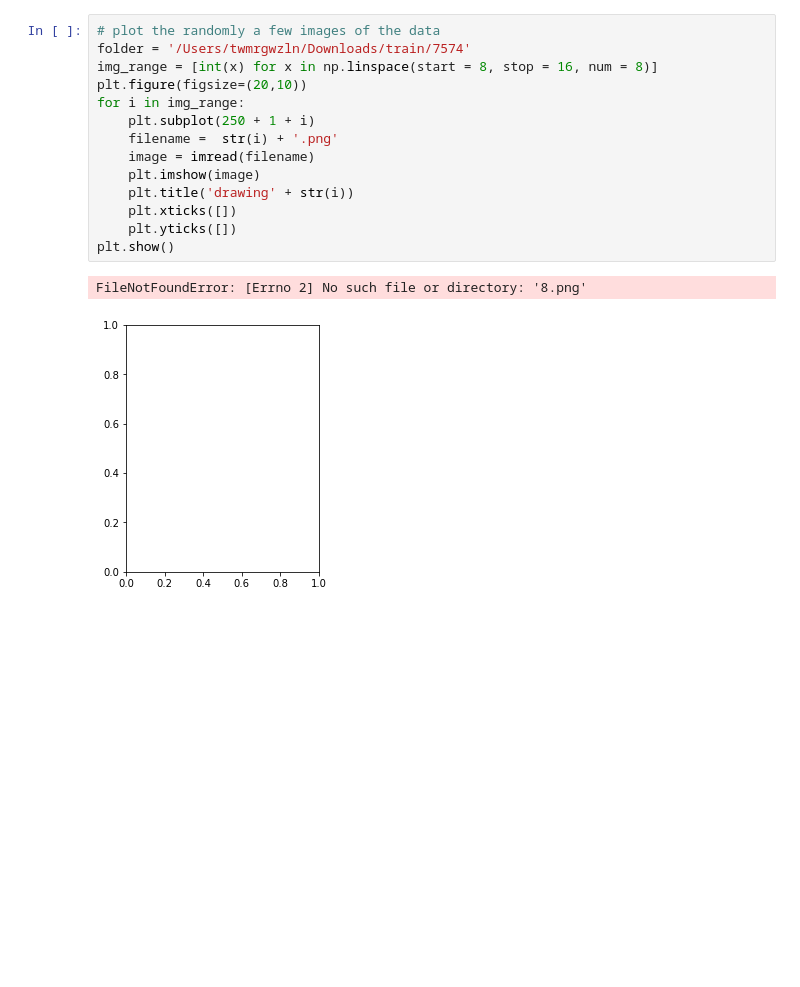
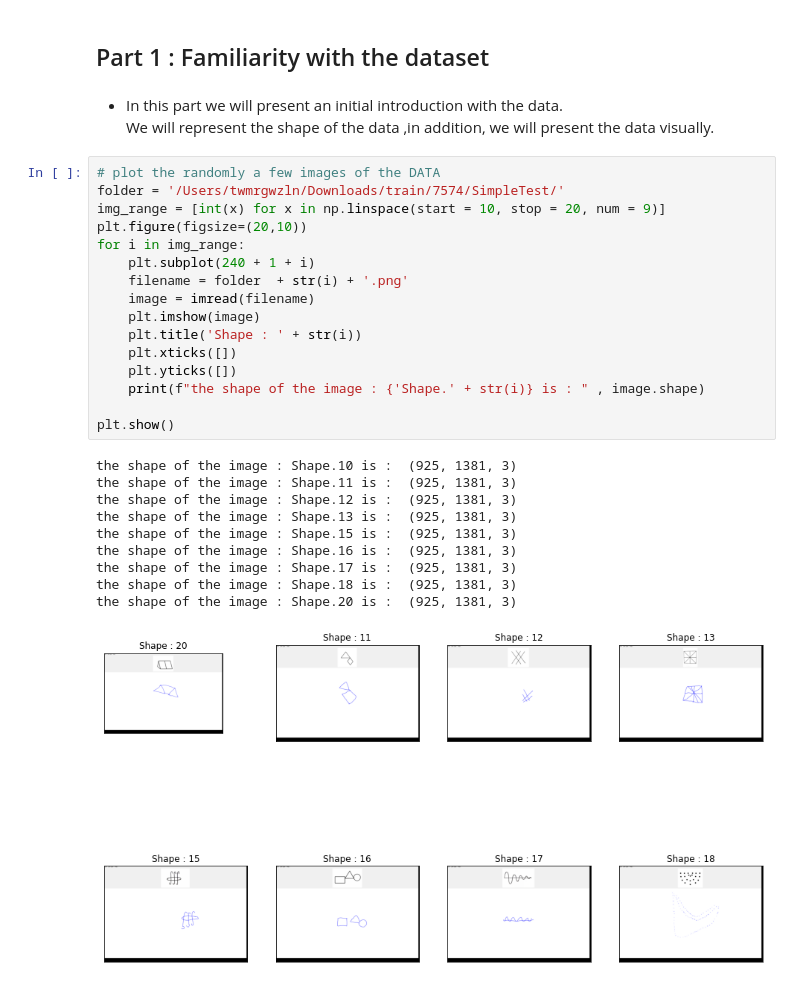
Before and after one commit to tomergozlan/Fashion_Mnist, a Jupyter notebook: HandDrawing/hand_drawing.ipynb, the cells around one changed output. Saved outputs shown, nothing was run; the diff lists cells and outputs as text; blank space fills up the shorter version.

```diff
--- a/HandDrawing/hand_drawing.ipynb
+++ b/HandDrawing/hand_drawing.ipynb
@@ -17,17 +16,32 @@ from PIL import Image
+# %% [markdown]
+## Part 1 : Familiarity with the dataset
+# %% [markdown]
+- In this part we will present an initial introduction with the data.<br>
+  We will represent the shape of the data ,in addition, we will present the data visually.
 # %%
-# plot the randomly a few images of the data
-folder = '/Users/twmrgwzln/Downloads/train/7574'
-img_range = [int(x) for x in np.linspace(start = 8, stop = 16, num = 8)]
+# plot the randomly a few images of the DATA
+folder = '/Users/twmrgwzln/Downloads/train/7574/SimpleTest/'
+img_range = [int(x) for x in np.linspace(start = 10, stop = 20, num = 9)]
 plt.figure(figsize=(20,10))
 for i in img_range:
-    plt.subplot(250 + 1 + i)
-    filename =  str(i) + '.png'
+    plt.subplot(240 + 1 + i)
+    filename = folder  + str(i) + '.png'
     image = imread(filename)
     plt.imshow(image)
-    plt.title('drawing' + str(i))
+    plt.title('Shape : ' + str(i))
     plt.xticks([])
     plt.yticks([])
+    print(f"the shape of the image : {'Shape.' + str(i)} is : " , image.shape)
+
 plt.show()
 # %% [output]
-FileNotFoundError: [Errno 2] No such file or directory: '8.png'
+the shape of the image : Shape.10 is :  (925, 1381, 3)
+the shape of the image : Shape.11 is :  (925, 1381, 3)
+the shape of the image : Shape.12 is :  (925, 1381, 3)
+the shape of the image : Shape.13 is :  (925, 1381, 3)
+the shape of the image : Shape.15 is :  (925, 1381, 3)
+the shape of the image : Shape.16 is :  (925, 1381, 3)
+the shape of the image : Shape.17 is :  (925, 1381, 3)
+the shape of the image : Shape.18 is :  (925, 1381, 3)
+the shape of the image : Shape.20 is :  (925, 1381, 3)
-[figure, old version]
+[figure, new version]
```
Also changed, not shown: parts of 35 cells of this notebook, 2 other files.
